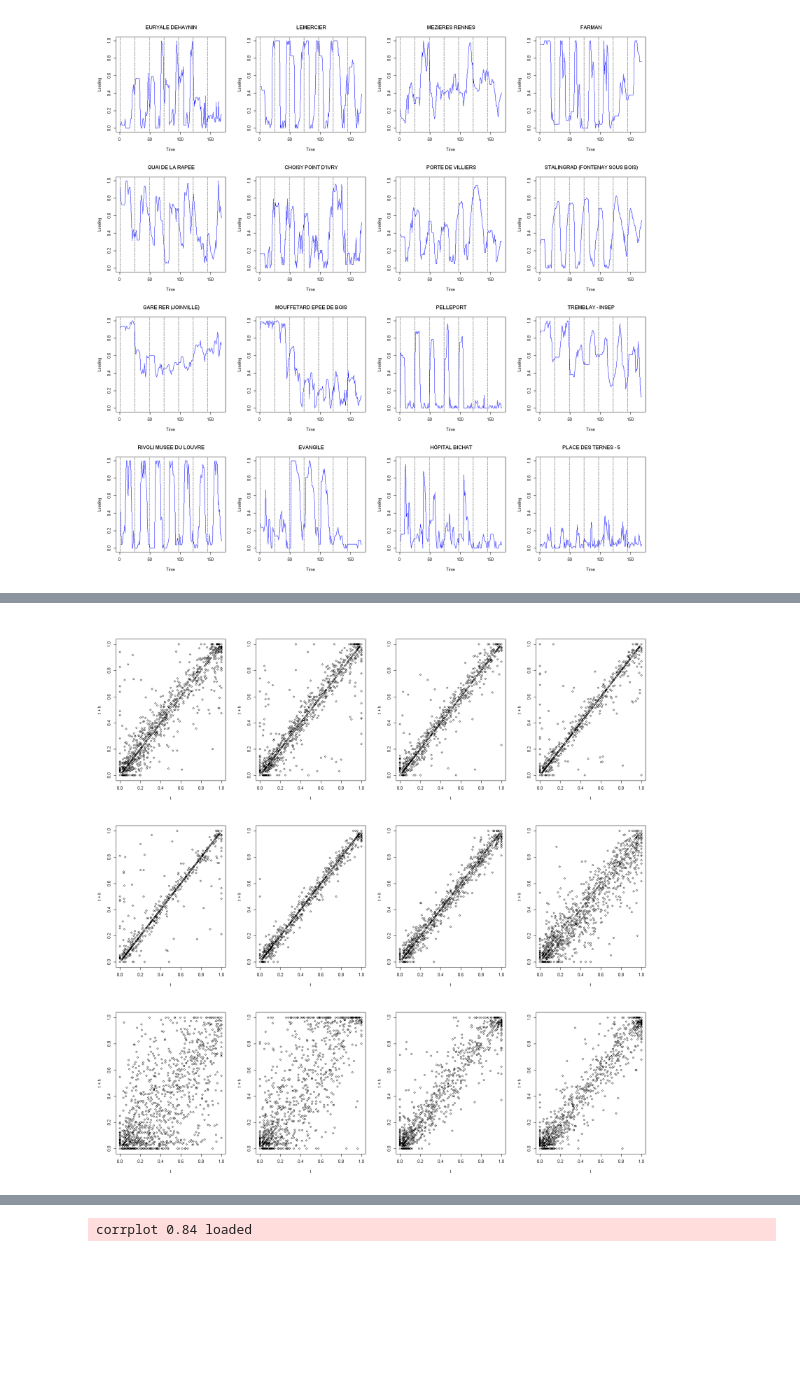
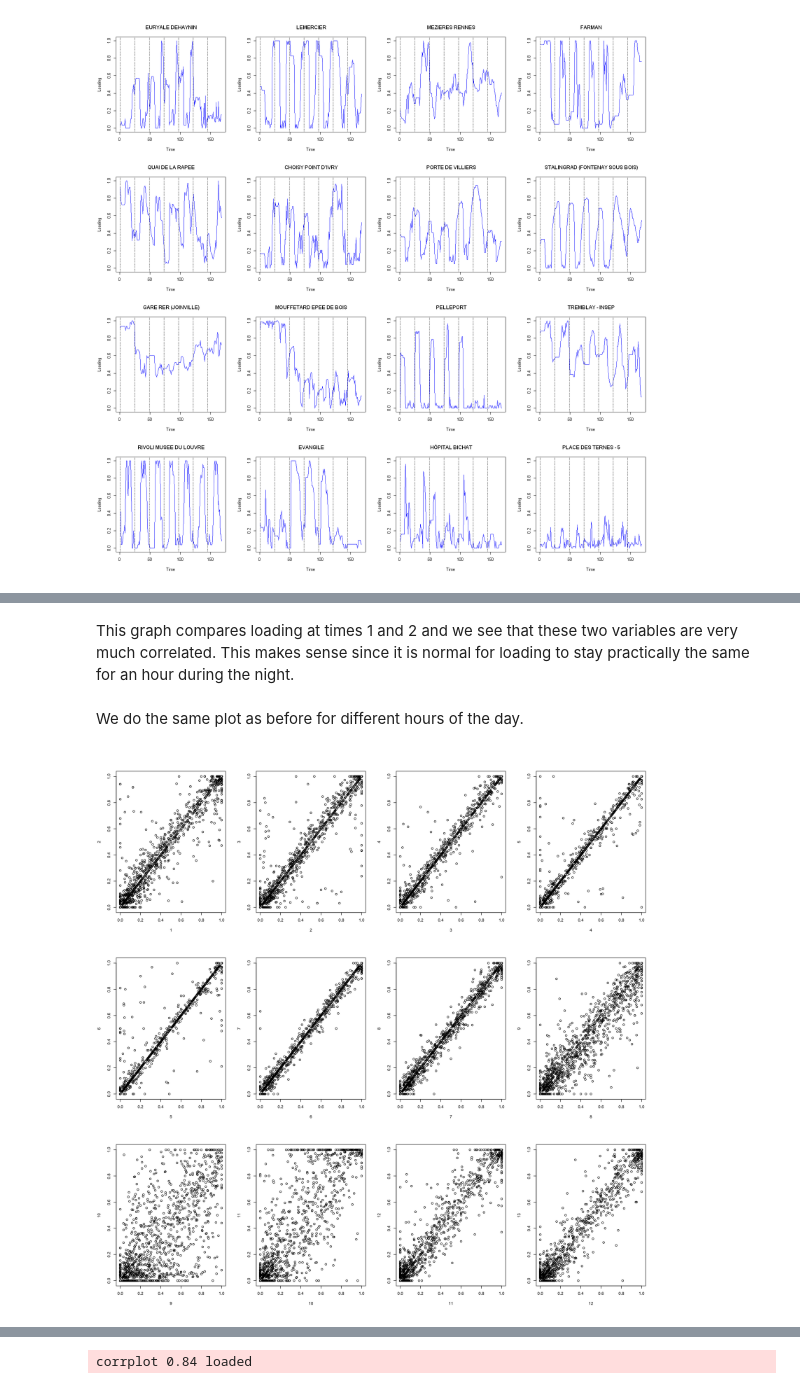
Before and after one commit to jayalabanda/projet-ADD, a Jupyter notebook: Rendus finaux/RNotebook_AnalyseDeDonnees_KO_AYALA_LALOUE_MELLADOAGUILAR.ipynb, the cells around one changed output, grey strips where cells are left out. Saved outputs shown, nothing was run; the diff lists cells and outputs as text; code cells hidden in the pictures; blank space fills up the shorter version.

```diff
--- a/Rendus finaux/RNotebook_AnalyseDeDonnees_KO_AYALA_LALOUE_MELLADOAGUILAR.ipynb
+++ b/Rendus finaux/RNotebook_AnalyseDeDonnees_KO_AYALA_LALOUE_MELLADOAGUILAR.ipynb
@@ -72,8 +81,12 @@ plot(x[,t], x[,t+h], main=paste("Loading at time", t+h, "vs loading at time", t,
+# %% [markdown]
+This graph compares loading at times 1 and 2 and we see that these two variables are very much correlated. This makes sense since it is normal for loading to stay practically the same for an hour during the night.
+# %% [markdown]
+We do the same plot as before for different hours of the day.
 # %%
 par(mfrow=c(3,4))
 options(repr.plot.width=15, repr.plot.height=15)
 for (t in 1:12) {
-    plot(x[,t], x[,t+h], xlab="t", ylab="t + h")
+    plot(x[,t], x[,t+h], xlab=t, ylab=t + h)
 }
 # %% [output]
-[figure, old version]
+[figure, new version]
```
Also changed, not shown: parts of 15 cells of this notebook.
